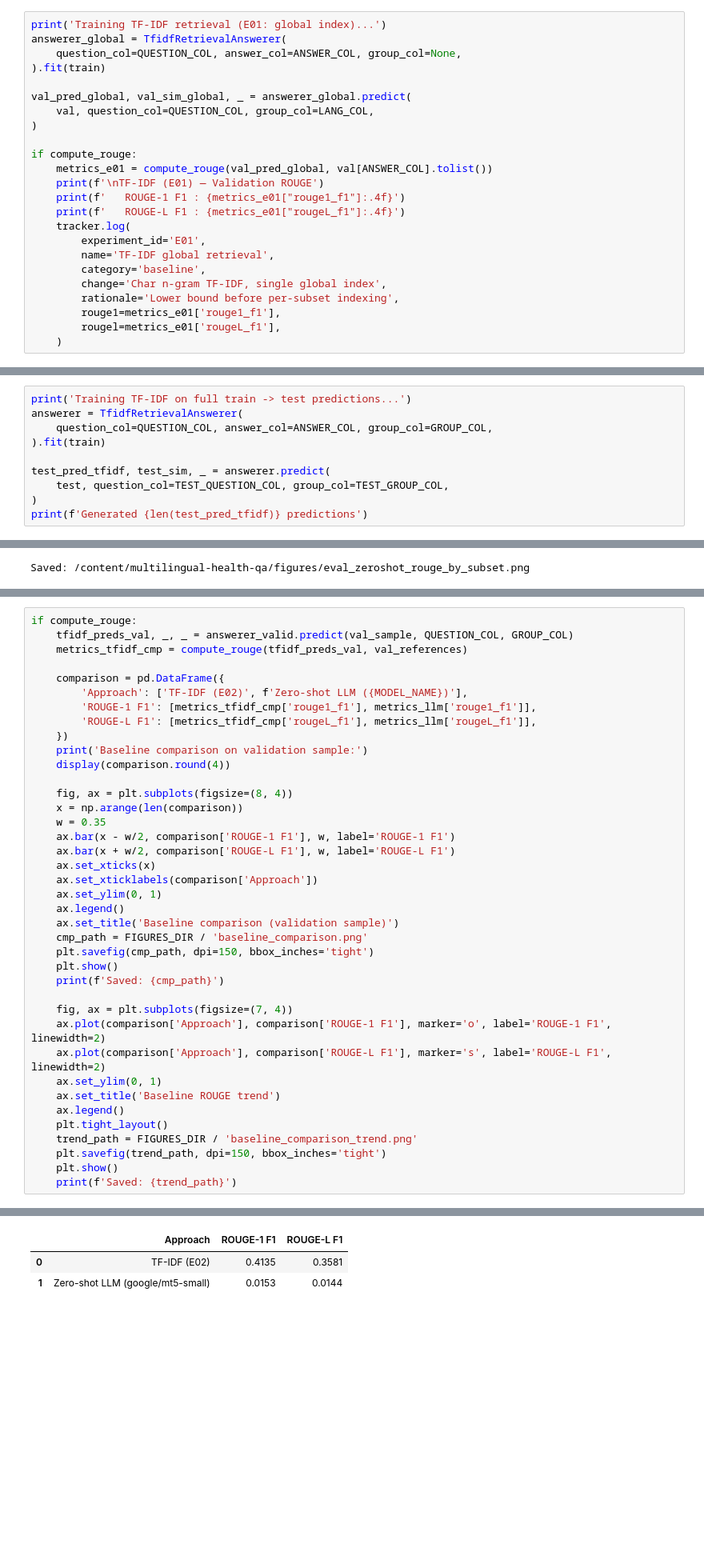
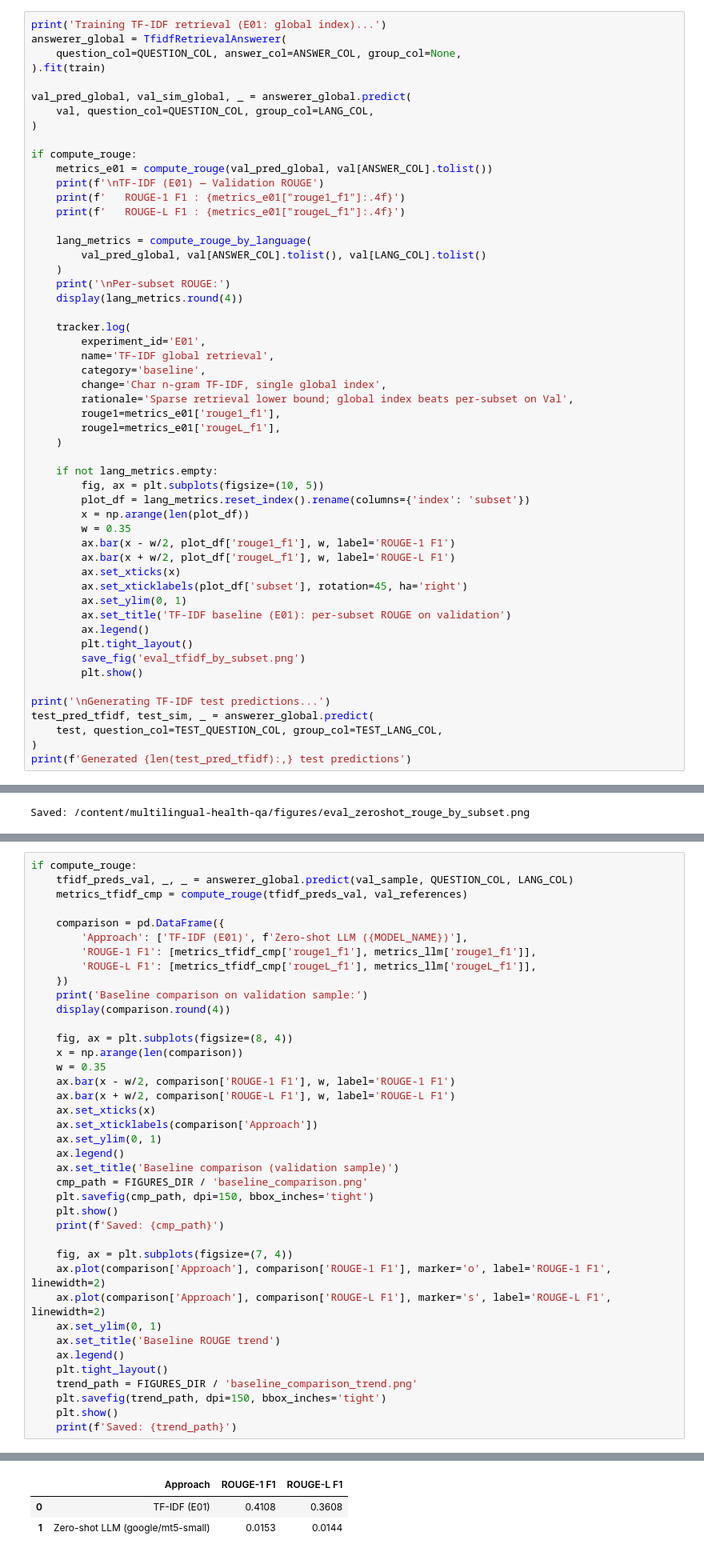
Before and after one commit to Bonaparte003/African-Language-Health-QA-Challenge, a Jupyter notebook: multilingual_health_qa_notebook.ipynb, the cells around one changed output, grey strips where cells are left out. Shown at 80% size. Saved outputs shown, nothing was run; the diff lists cells and outputs as text; blank space fills up the shorter version.

```diff
--- a/multilingual_health_qa_notebook.ipynb
+++ b/multilingual_health_qa_notebook.ipynb
@@ -1055,15 +1082,44 @@ if compute_rouge:
     print(f'\nTF-IDF (E01) — Validation ROUGE')
     print(f'   ROUGE-1 F1 : {metrics_e01["rouge1_f1"]:.4f}')
     print(f'   ROUGE-L F1 : {metrics_e01["rougeL_f1"]:.4f}')
+
+    lang_metrics = compute_rouge_by_language(
+        val_pred_global, val[ANSWER_COL].tolist(), val[LANG_COL].tolist()
+    )
+    print('\nPer-subset ROUGE:')
+    display(lang_metrics.round(4))
+
     tracker.log(
         experiment_id='E01',
         name='TF-IDF global retrieval',
         category='baseline',
         change='Char n-gram TF-IDF, single global index',
-        rationale='Lower bound before per-subset indexing',
+        rationale='Sparse retrieval lower bound; global index beats per-subset on Val',
         rouge1=metrics_e01['rouge1_f1'],
         rougel=metrics_e01['rougeL_f1'],
     )
+
+    if not lang_metrics.empty:
+        fig, ax = plt.subplots(figsize=(10, 5))
+        plot_df = lang_metrics.reset_index().rename(columns={'index': 'subset'})
+        x = np.arange(len(plot_df))
+        w = 0.35
+        ax.bar(x - w/2, plot_df['rouge1_f1'], w, label='ROUGE-1 F1')
+        ax.bar(x + w/2, plot_df['rougeL_f1'], w, label='ROUGE-L F1')
+        ax.set_xticks(x)
+        ax.set_xticklabels(plot_df['subset'], rotation=45, ha='right')
+        ax.set_ylim(0, 1)
+        ax.set_title('TF-IDF baseline (E01): per-subset ROUGE on validation')
+        ax.legend()
+        plt.tight_layout()
+        save_fig('eval_tfidf_by_subset.png')
+        plt.show()
+
+print('\nGenerating TF-IDF test predictions...')
+test_pred_tfidf, test_sim, _ = answerer_global.predict(
+    test, question_col=TEST_QUESTION_COL, group_col=TEST_LANG_COL,
+)
+print(f'Generated {len(test_pred_tfidf):,} test predictions')
 # %% [output]
 Training TF-IDF retrieval (E01: global index)...
   Fitted global model + 0 group model(s)
@@ -1169,10 +1145,0 @@ Saved: /content/multilingual-health-qa/figures/eval_tfidf_rouge_by_subset.png
-# %%
-print('Training TF-IDF on full train -> test predictions...')
-answerer = TfidfRetrievalAnswerer(
-    question_col=QUESTION_COL, answer_col=ANSWER_COL, group_col=GROUP_COL,
-).fit(train)
-
-test_pred_tfidf, test_sim, _ = answerer.predict(
-    test, question_col=TEST_QUESTION_COL, group_col=TEST_GROUP_COL,
-)
-print(f'Generated {len(test_pred_tfidf)} predictions')
@@ -1462,10 +1434,10 @@ These results motivate the hybrid retrieval experiments in Section 13.
 # %%
 if compute_rouge:
-    tfidf_preds_val, _, _ = answerer_valid.predict(val_sample, QUESTION_COL, GROUP_COL)
+    tfidf_preds_val, _, _ = answerer_global.predict(val_sample, QUESTION_COL, LANG_COL)
     metrics_tfidf_cmp = compute_rouge(tfidf_preds_val, val_references)
 
     comparison = pd.DataFrame({
-        'Approach': ['TF-IDF (E02)', f'Zero-shot LLM ({MODEL_NAME})'],
+        'Approach': ['TF-IDF (E01)', f'Zero-shot LLM ({MODEL_NAME})'],
         'ROUGE-1 F1': [metrics_tfidf_cmp['rouge1_f1'], metrics_llm['rouge1_f1']],
         'ROUGE-L F1': [metrics_tfidf_cmp['rougeL_f1'], metrics_llm['rougeL_f1']],
     })
@@ -1474,34 +1446,34 @@ if compute_rouge:
 
     fig, ax = plt.subplots(figsize=(8, 4))
     x = np.arange(len(comparison))
     w = 0.35
     ax.bar(x - w/2, comparison['ROUGE-1 F1'], w, label='ROUGE-1 F1')
     ax.bar(x + w/2, comparison['ROUGE-L F1'], w, label='ROUGE-L F1')
     ax.set_xticks(x)
     ax.set_xticklabels(comparison['Approach'])
     ax.set_ylim(0, 1)
     ax.legend()
     ax.set_title('Baseline comparison (validation sample)')
     cmp_path = FIGURES_DIR / 'baseline_comparison.png'
     plt.savefig(cmp_path, dpi=150, bbox_inches='tight')
     plt.show()
     print(f'Saved: {cmp_path}')
 
     fig, ax = plt.subplots(figsize=(7, 4))
     ax.plot(comparison['Approach'], comparison['ROUGE-1 F1'], marker='o', label='ROUGE-1 F1', linewidth=2)
     ax.plot(comparison['Approach'], comparison['ROUGE-L F1'], marker='s', label='ROUGE-L F1', linewidth=2)
     ax.set_ylim(0, 1)
     ax.set_title('Baseline ROUGE trend')
     ax.legend()
     plt.tight_layout()
     trend_path = FIGURES_DIR / 'baseline_comparison_trend.png'
     plt.savefig(trend_path, dpi=150, bbox_inches='tight')
     plt.show()
     print(f'Saved: {trend_path}')
 # %% [output]
 Baseline comparison on validation sample:
 |  | Approach | ROUGE-1 F1 | ROUGE-L F1 |
-| 0 | TF-IDF (E02) | 0.4135 | 0.3581 |
+| 0 | TF-IDF (E01) | 0.4108 | 0.3608 |
 | 1 | Zero-shot LLM (google/mt5-small) | 0.0153 | 0.0144 |
 [figure]
 Saved: /content/multilingual-health-qa/figures/baseline_comparison.png
```
Also changed, not shown: parts of 68 cells of this notebook, 29 other files.
